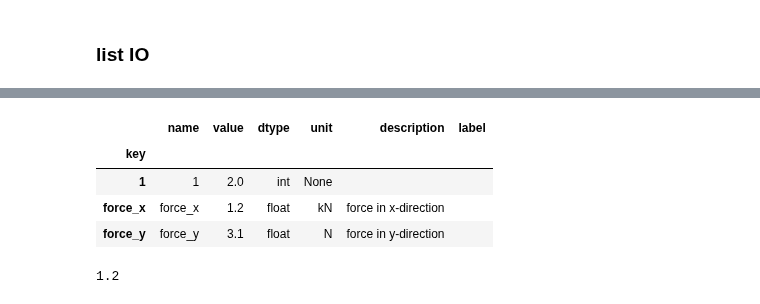
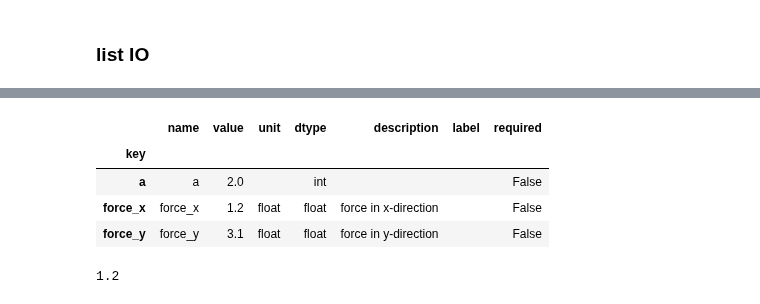
Before and after one commit to lepy/sdata, a Jupyter notebook: ipynb/sdata_metadata.ipynb, the cells around one changed output, grey strips where cells are left out. Drawn from its saved outputs; the diff is of its cells as text; code cells hidden in the pictures.

```diff
--- a/ipynb/sdata_metadata.ipynb
+++ b/ipynb/sdata_metadata.ipynb
@@ -230,5 +330,5 @@ m.to_list()
 # %%
 m2 = sdata.Metadata.from_list([['force_x', 1.2, 'float', 'kN', 'force in x-direction'],
- ['force_y', 3.1, 'float', 'N', 'force in y-direction'],[1,2], ["2"]])
+ ['force_y', 3.1, 'float', 'N', 'force in y-direction'],["a",2], ["2"]])
 m2.df
 # %% [output]
@@ -236,8 +336,8 @@ m2.df
-|  | name | value | dtype | unit | description | label |
-| key |  |  |  |  |  |  |
-| 1 | 1 | 2.0 | int | None |  |  |
-| force_x | force_x | 1.2 | float | kN | force in x-direction |  |
-| force_y | force_y | 3.1 | float | N | force in y-direction |  |
+|  | name | value | unit | dtype | description | label | required |
+| key |  |  |  |  |  |  |  |
+| a | a | 2.0 |  | int |  |  | False |
+| force_x | force_x | 1.2 | float | float | force in x-direction |  | False |
+| force_y | force_y | 3.1 | float | float | force in y-direction |  | False |
 # %%
 m.df.loc["force_x", "value"]
 # %% [output]
```
Also changed, not shown: parts of 57 cells of this notebook, 2 other files.
